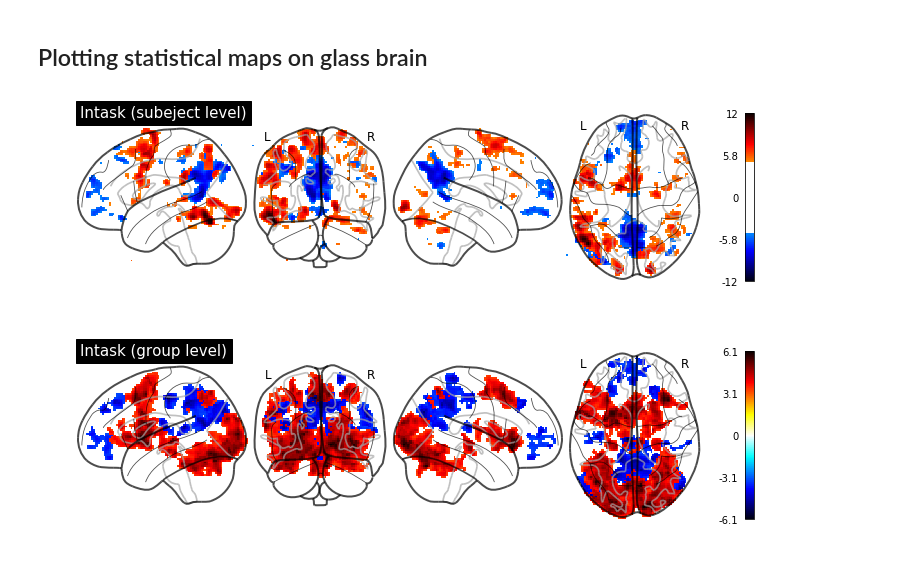
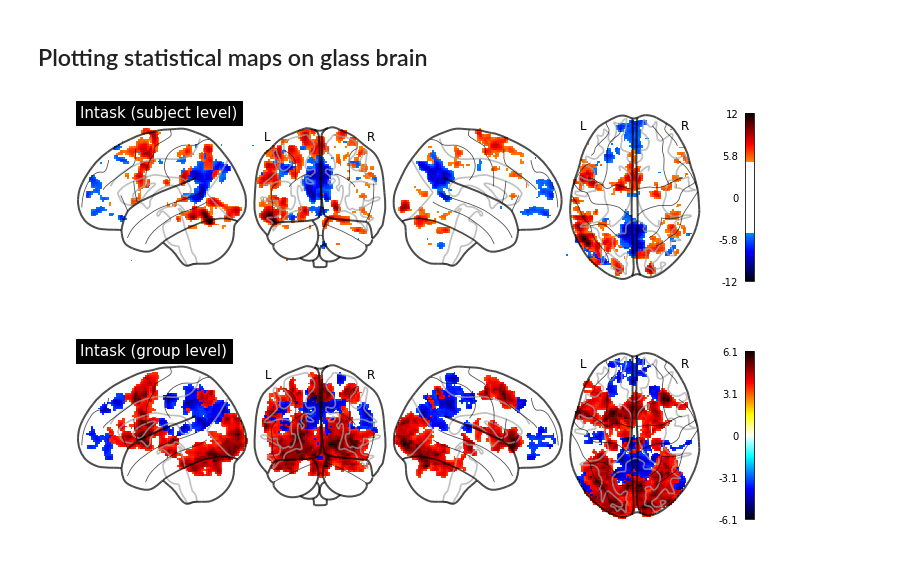
Before and after one commit to poldracklab/ds003-post-fMRIPrep-analysis, a Jupyter notebook: results_visualization.ipynb, the cells around one changed output. Saved outputs shown, nothing was run; the diff lists cells and outputs as text; code cells hidden in the pictures.

```diff
--- a/results_visualization.ipynb
+++ b/results_visualization.ipynb
@@ -17,16 +17,16 @@ Plotting statistical maps on glass brain
 -----------------------------------
 # %%
 glass_img_sub10 = plotting.plot_glass_brain(sub10_img,
-                          title='Intask (subeject level)',
+                          title='Intask (subject level)',
                           threshold = 5,
                           display_mode='lyrz',
                           plot_abs=False,
                           colorbar=True,
                           )
 
 glass_img_sub10.savefig("sub-10_zstat.svg")
 # %% [output]
-[figure, old version]
+[figure, new version]
 # %%
 glass_img = plotting.plot_glass_brain(stat_img,
                           title='Intask (group level)',
```
Also changed, not shown: parts of 3 cells of this notebook.
